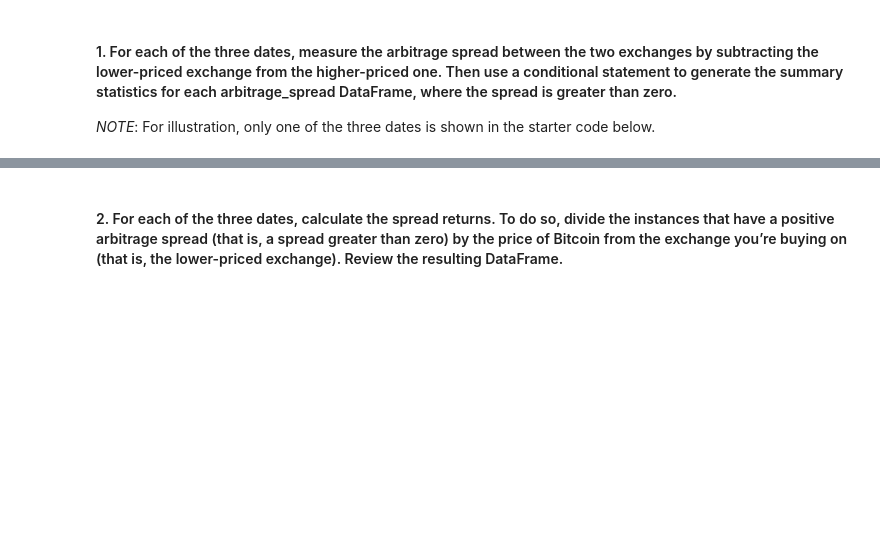
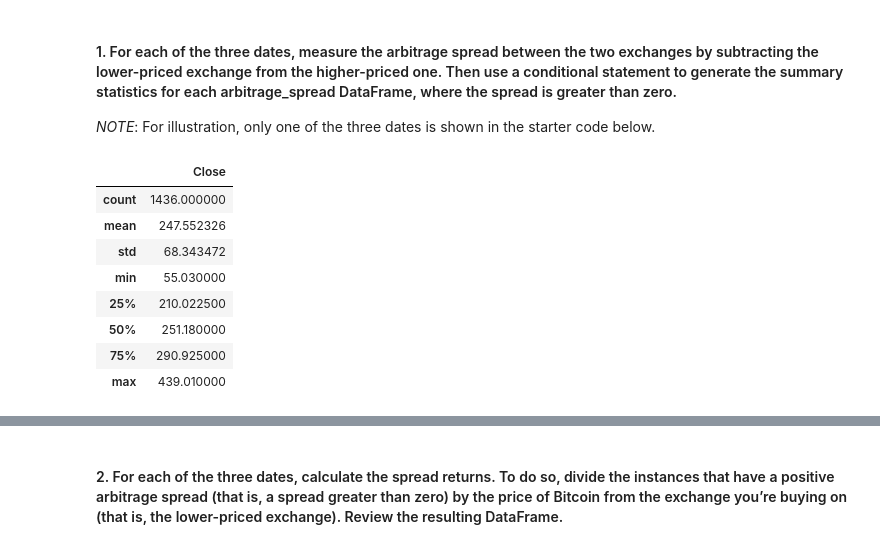
Before and after one commit to jasonbucks/Module_3, a Jupyter notebook: crypto_arbitrage.ipynb, the cells around one changed output, grey strips where cells are left out. Saved outputs shown, nothing was run; the diff lists cells and outputs as text; code cells hidden in the pictures; blank space fills up the shorter version.

```diff
--- a/crypto_arbitrage.ipynb
+++ b/crypto_arbitrage.ipynb
@@ -224,7 +224,7 @@ Select the data you want to analyze. Use `loc` or `iloc` to select the following
 * Close
 # %%
 # Use loc or iloc to select `Timestamp (the index)` and `Close` from bitstamp DataFrame
-bitstamp_sliced = bitstamp.loc[:, "Close"]
+bitstamp_sliced = bitstamp.loc[:, ['Close']]
 
 # Review the first five rows of the DataFrame
 bitstamp_sliced.head()
@@ -239,6 +239,6 @@ Name: Close, dtype: float64
 # %%
 # Use loc or iloc to select `Timestamp (the index)` and `Close` from coinbase DataFrame
-coinbase_sliced = coinbase.loc[:, "Close"]
+coinbase_sliced = coinbase.loc[:, ['Close']]
 
 # Review the first five rows of the DataFrame
 coinbase_sliced.head()
@@ -509,7 +511,19 @@ Calculate the potential profits for each date that you selected in the previous
 # %%
 # For the date early in the dataset, measure the arbitrage spread between the two exchanges
 # by subtracting the lower-priced exchange from the higher-priced one
-arbitrage_spread_early = # YOUR CODE HERE
+
+arbitrage_spread_early = bitstamp_sliced.loc['2018-01-28'] - coinbase_sliced.loc['2018-01-28']
 
 # Use a conditional statement to generate the summary statistics for each arbitrage_spread DataFrame
-# YOUR CODE HERE
+arbitrage_spread_early = arbitrage_spread_early[arbitrage_spread_early > 0]
+arbitrage_spread_early.describe()
+# %% [output]
+|  | Close |
+| count | 1436.000000 |
+| mean | 247.552326 |
+| std | 68.343472 |
+| min | 55.030000 |
+| 25% | 210.022500 |
+| 50% | 251.180000 |
+| 75% | 290.925000 |
+| max | 439.010000 |
```
Also changed, not shown: parts of 34 cells of this notebook.
